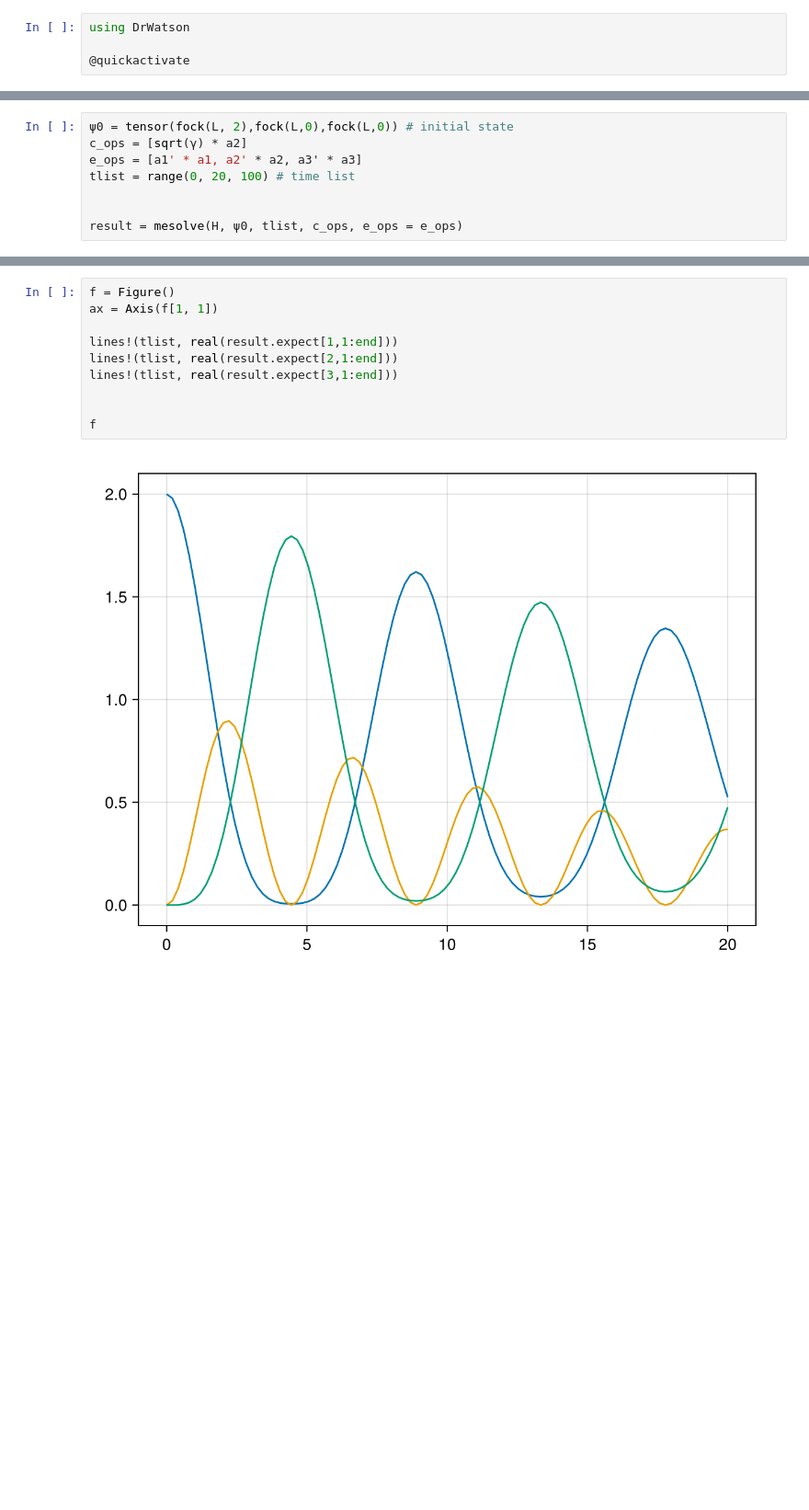
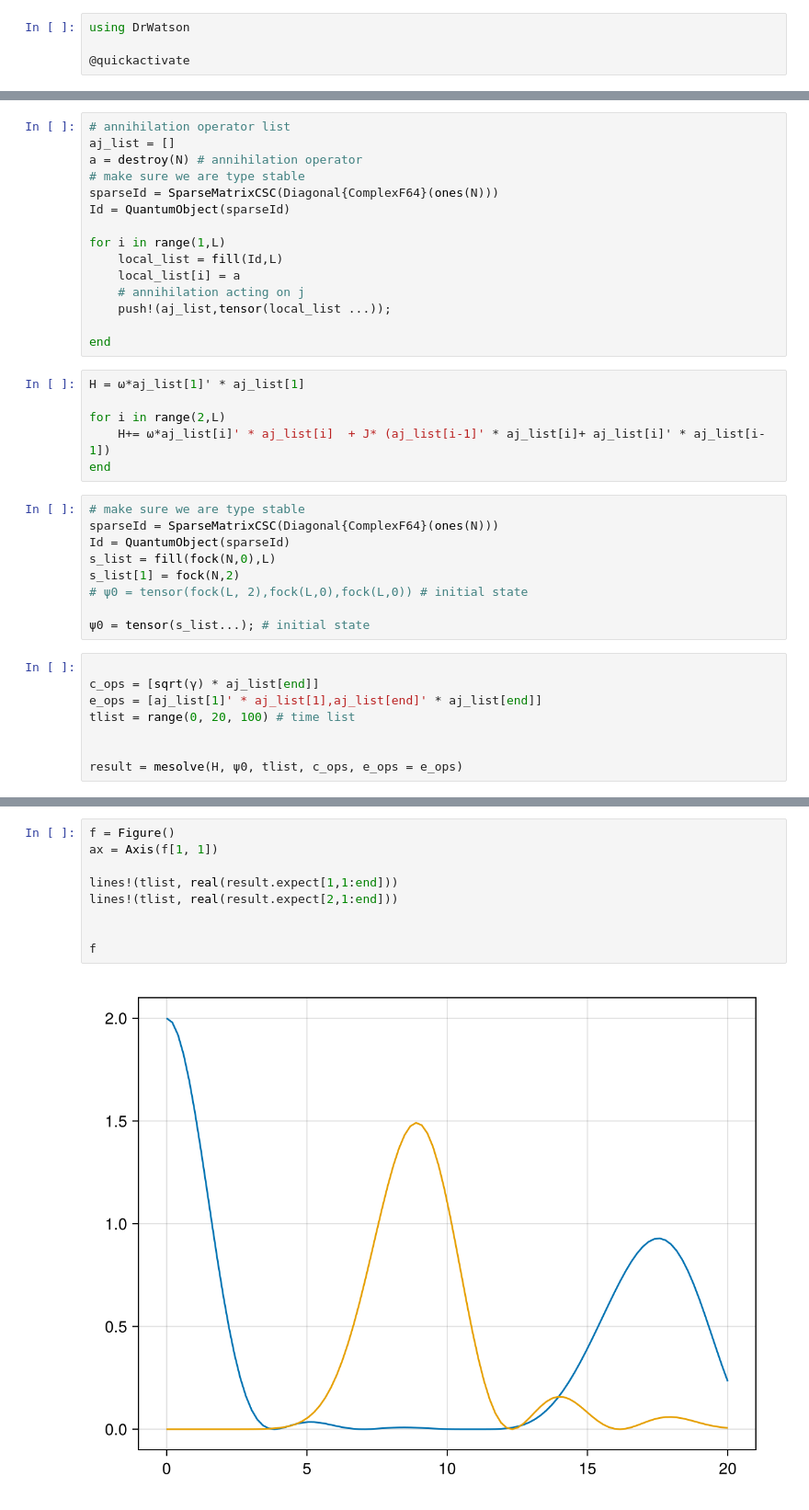
Before and after one commit to Ssalazar12/open_system_tn, a Jupyter notebook: notebooks/tight_binding_open.ipynb, the cells around one changed output, grey strips where cells are left out. Shown at 92% size. Saved outputs shown, nothing was run; the diff lists cells and outputs as text; blank space fills up the shorter version.

```diff
--- a/notebooks/tight_binding_open.ipynb
+++ b/notebooks/tight_binding_open.ipynb
@@ -58,7 +32,37 @@ Quantum Object:   type=Operator()   dims=[3, 3, 3]   size=(27, 27)   ishermitian
+# %%
+# annihilation operator list
+aj_list = []
+a = destroy(N) # annihilation operator
+# make sure we are type stable
+sparseId = SparseMatrixCSC(Diagonal{ComplexF64}(ones(N)))
+Id = QuantumObject(sparseId)
+
+for i in range(1,L)
+    local_list = fill(Id,L)
+    local_list[i] = a
+    # annihilation acting on j
+    push!(aj_list,tensor(local_list ...));
+
+end
+# %%
+H = ω*aj_list[1]' * aj_list[1]
+
+for i in range(2,L)
+    H+= ω*aj_list[i]' * aj_list[i]  + J* (aj_list[i-1]' * aj_list[i]+ aj_list[i]' * aj_list[i-1])
+end
+# %%
+# make sure we are type stable
+sparseId = SparseMatrixCSC(Diagonal{ComplexF64}(ones(N)))
+Id = QuantumObject(sparseId)
+s_list = fill(fock(N,0),L)
+s_list[1] = fock(N,2)
+# ψ0 = tensor(fock(L, 2),fock(L,0),fock(L,0)) # initial state
+
+ψ0 = tensor(s_list...); # initial state
 # %%
-ψ0 = tensor(fock(L, 2),fock(L,0),fock(L,0)) # initial state
-c_ops = [sqrt(γ) * a2]
-e_ops = [a1' * a1, a2' * a2, a3' * a3]
+
+c_ops = [sqrt(γ) * aj_list[end]]
+e_ops = [aj_list[1]' * aj_list[1],aj_list[end]' * aj_list[end]]
 tlist = range(0, 20, 100) # time list
 
 
@@ -76,12 +80,11 @@ reltol = 1.0e-6
 # %%
 f = Figure()
 ax = Axis(f[1, 1])
 
 lines!(tlist, real(result.expect[1,1:end]))
 lines!(tlist, real(result.expect[2,1:end]))
-lines!(tlist, real(result.expect[3,1:end]))
 
 
 f
 # %% [output]
-[figure, old version]
+[figure, new version]
```
Also changed, not shown: parts of 7 cells of this notebook, 2 other files.
